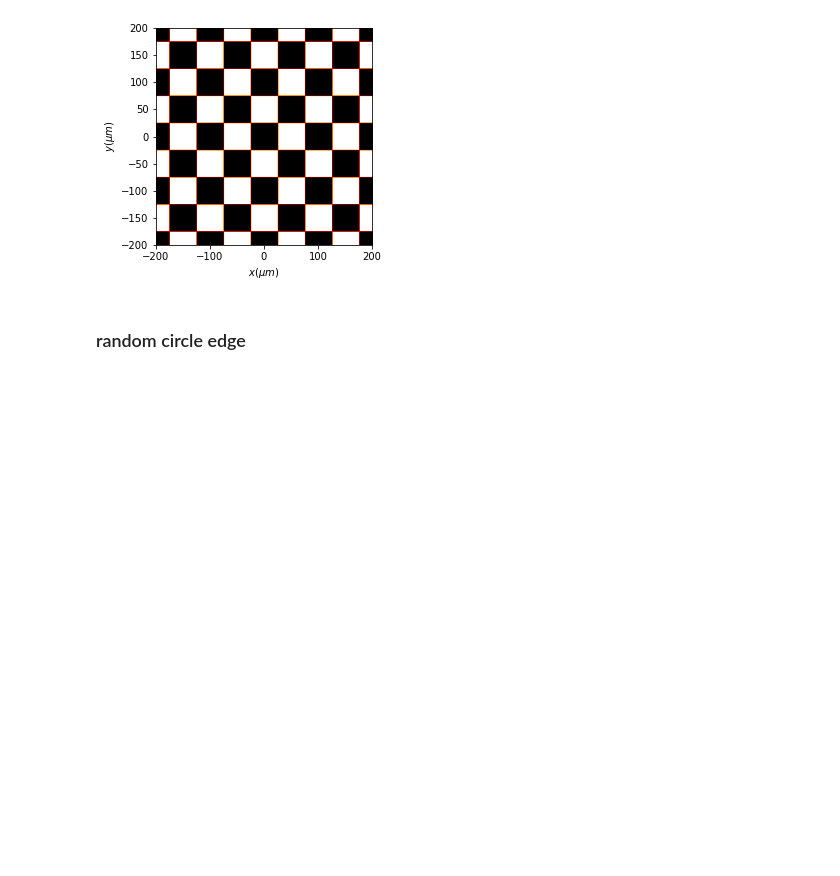
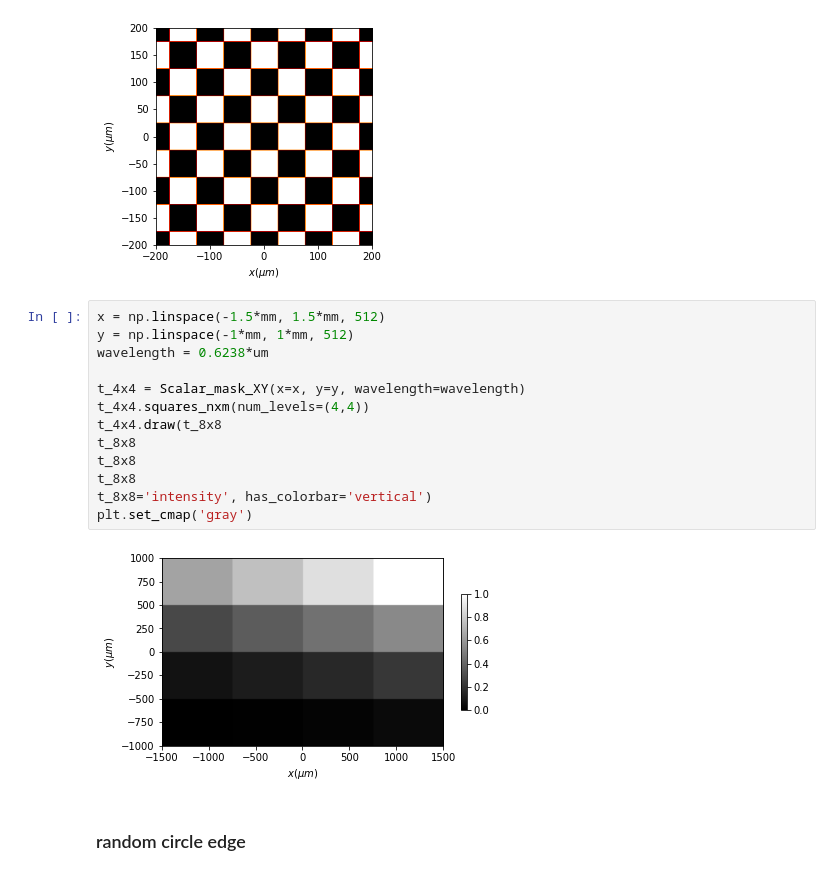
Before and after one commit to aocg-ucm/diffractio, a Jupyter notebook: docs/source/tutorial_scalar/scalar_XY/masks_xy.ipynb, the cells around one changed output. Drawn from its saved outputs; the diff is of its cells as text; blank space fills up the shorter version.

Commit message:
squares_nxm

```diff
--- a/docs/source/tutorial_scalar/scalar_XY/masks_xy.ipynb
+++ b/docs/source/tutorial_scalar/scalar_XY/masks_xy.ipynb
@@ -509,6 +525,21 @@ red.grating_2D_chess(r0=(period/8, period/4), period=period,
 red.draw(kind='intensity')
 # %% [output]
 [figure]
+# %%
+x = np.linspace(-1.5*mm, 1.5*mm, 512)
+y = np.linspace(-1*mm, 1*mm, 512)
+wavelength = 0.6238*um
+
+t_4x4 = Scalar_mask_XY(x=x, y=y, wavelength=wavelength)
+t_4x4.squares_nxm(num_levels=(4,4))
+t_4x4.draw(t_8x8
+t_8x8
+t_8x8
+t_8x8
+t_8x8='intensity', has_colorbar='vertical')
+plt.set_cmap('gray')
+# %% [output]
+[figure, added]
 # %% [markdown]
 ### random circle edge
 # %%
```
Also changed, not shown: parts of 7 cells of this notebook, 3 other files.
